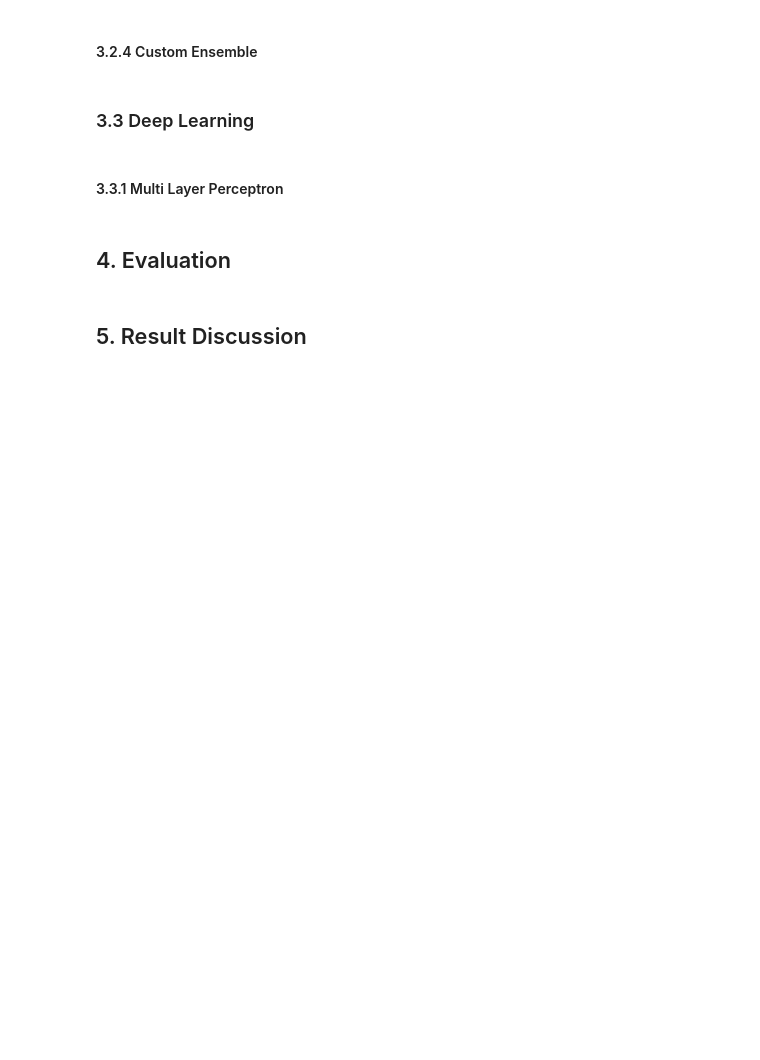
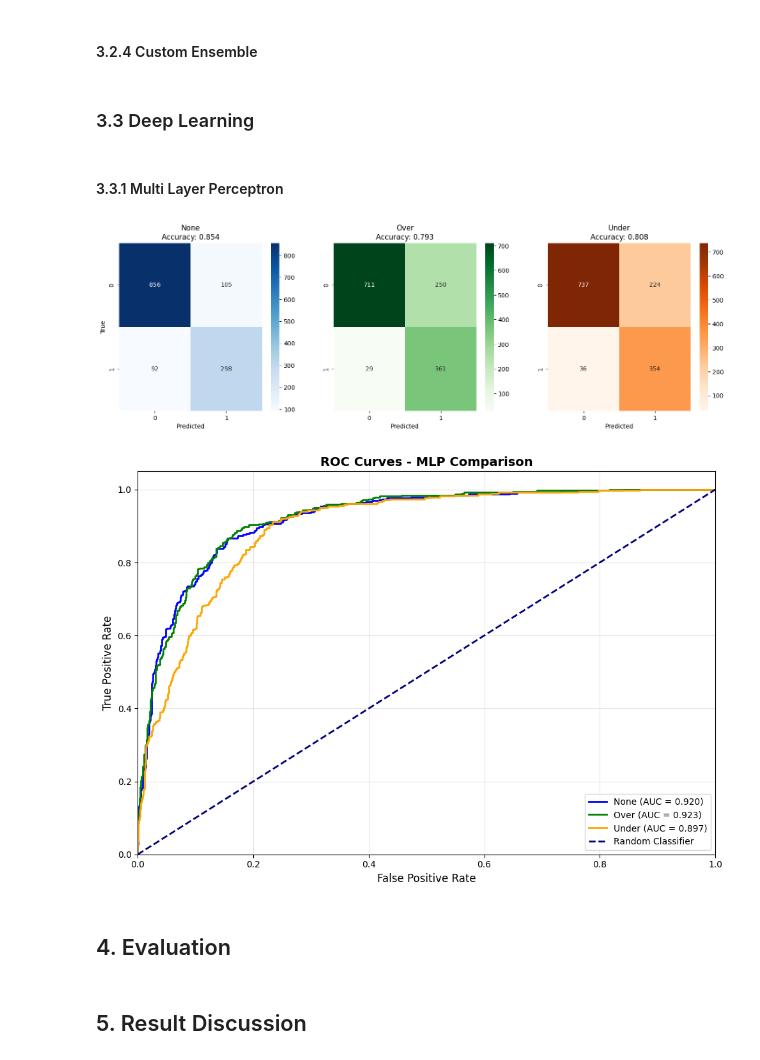
Before and after one commit to fcardia/phoneme_classification, a Jupyter notebook: main.ipynb, the cells around one changed output. Drawn from its saved outputs; the diff is of its cells as text; code cells hidden in the pictures; blank space fills up the shorter version.

```diff
--- a/main.ipynb
+++ b/main.ipynb
@@ -1139,6 +714,12 @@ ROC-AUC: 0.9325
 ### 3.3 Deep Learning
 # %% [markdown]
 #### 3.3.1 Multi Layer Perceptron
+# %%
+results = compute_results("MLP", **configs)
+render_plots("MLP", results, colors)
+# %% [output]
+[figure, added]
+[figure, added]
 # %% [markdown]
 ## 4. Evaluation
 # %% [markdown]
```
Also changed, not shown: parts of 14 cells of this notebook, 25 other files.
